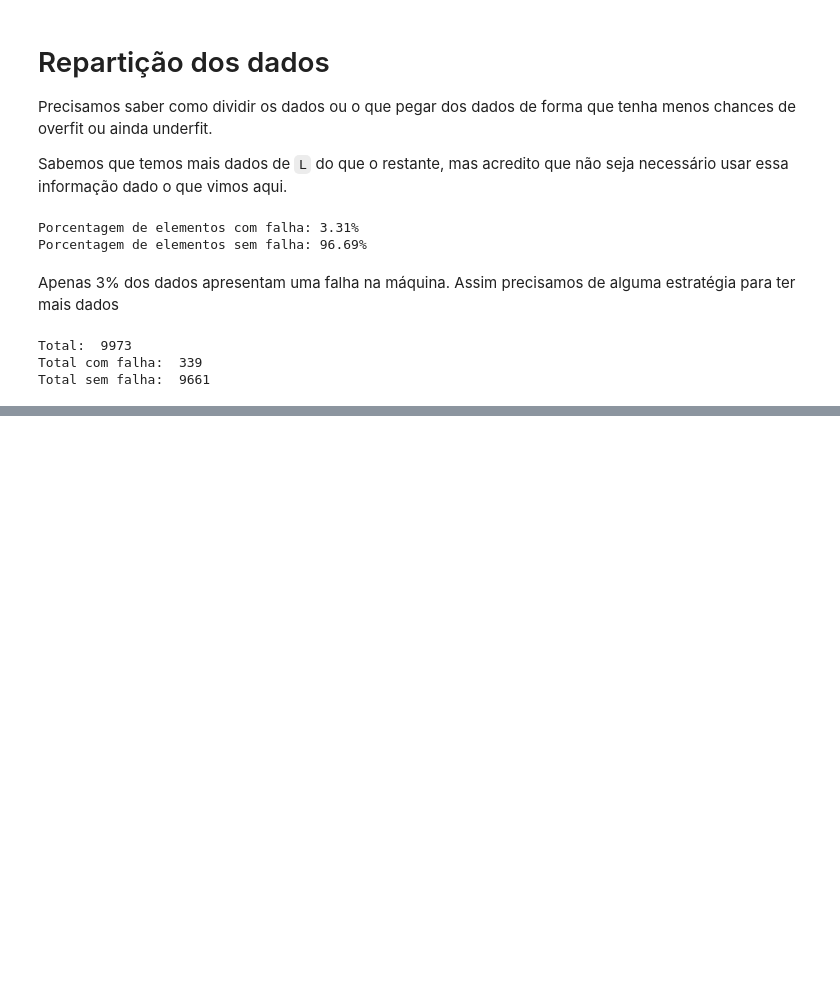
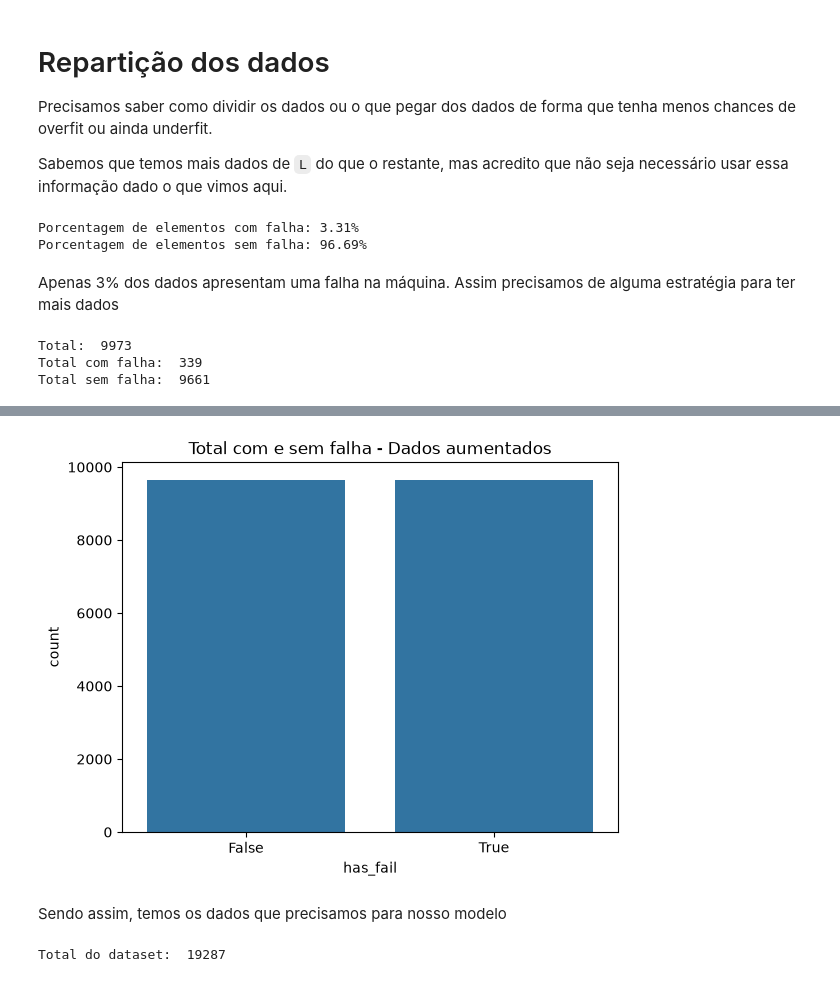
Before and after one commit to Dpbm/mestrado-aulas, a Jupyter notebook: mineracao-de-dados/atividades/atividade1/analysis.ipynb, the cells around one changed output, grey strips where cells are left out. Saved outputs shown, nothing was run; the diff lists cells and outputs as text; code cells hidden in the pictures; blank space fills up the shorter version.

```diff
--- a/mineracao-de-dados/atividades/atividade1/analysis.ipynb
+++ b/mineracao-de-dados/atividades/atividade1/analysis.ipynb
@@ -699,0 +878,16 @@ final_df.drop(columns=["Rotational speed [rpm]", "Tool wear [min]",'Torque [Nm]'
+# %%
+tmp = final_df.copy()
+tmp["has_fail"] = False
+tmp.loc[tmp[TARGET] != "No Failure","has_fail"] = True
+
+sns.countplot(data=tmp, x="has_fail")
+plt.title("Total com e sem falha - Dados aumentados")
+plt.show()
+# %% [output]
+[figure, added]
+# %% [markdown]
+Sendo assim, temos os dados que precisamos para nosso modelo
+# %%
+print("Total do dataset: ", len(augmented_df))
+# %% [output]
+Total do dataset:  19287
```
Also changed, not shown: parts of 16 cells of this notebook, 1 other file.
